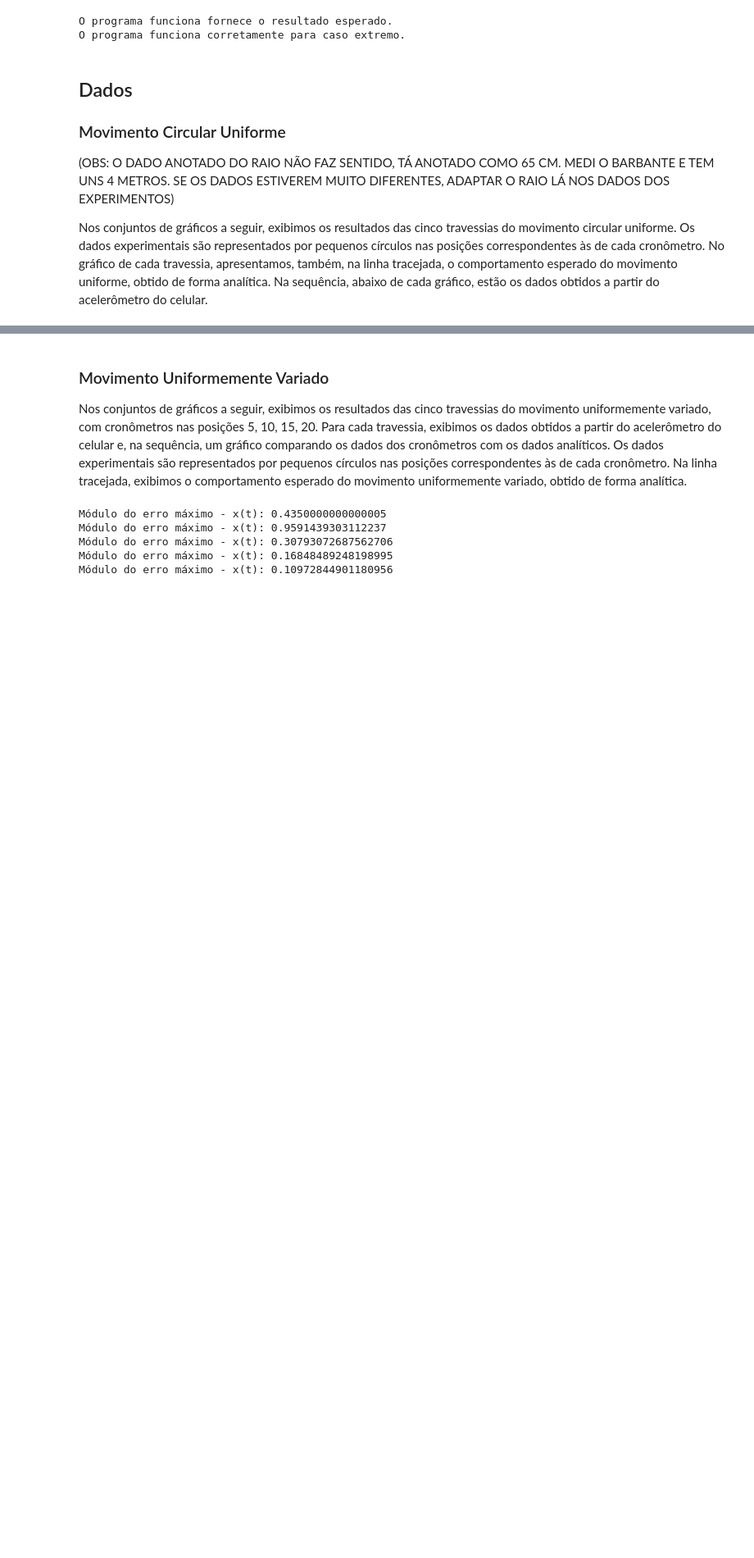
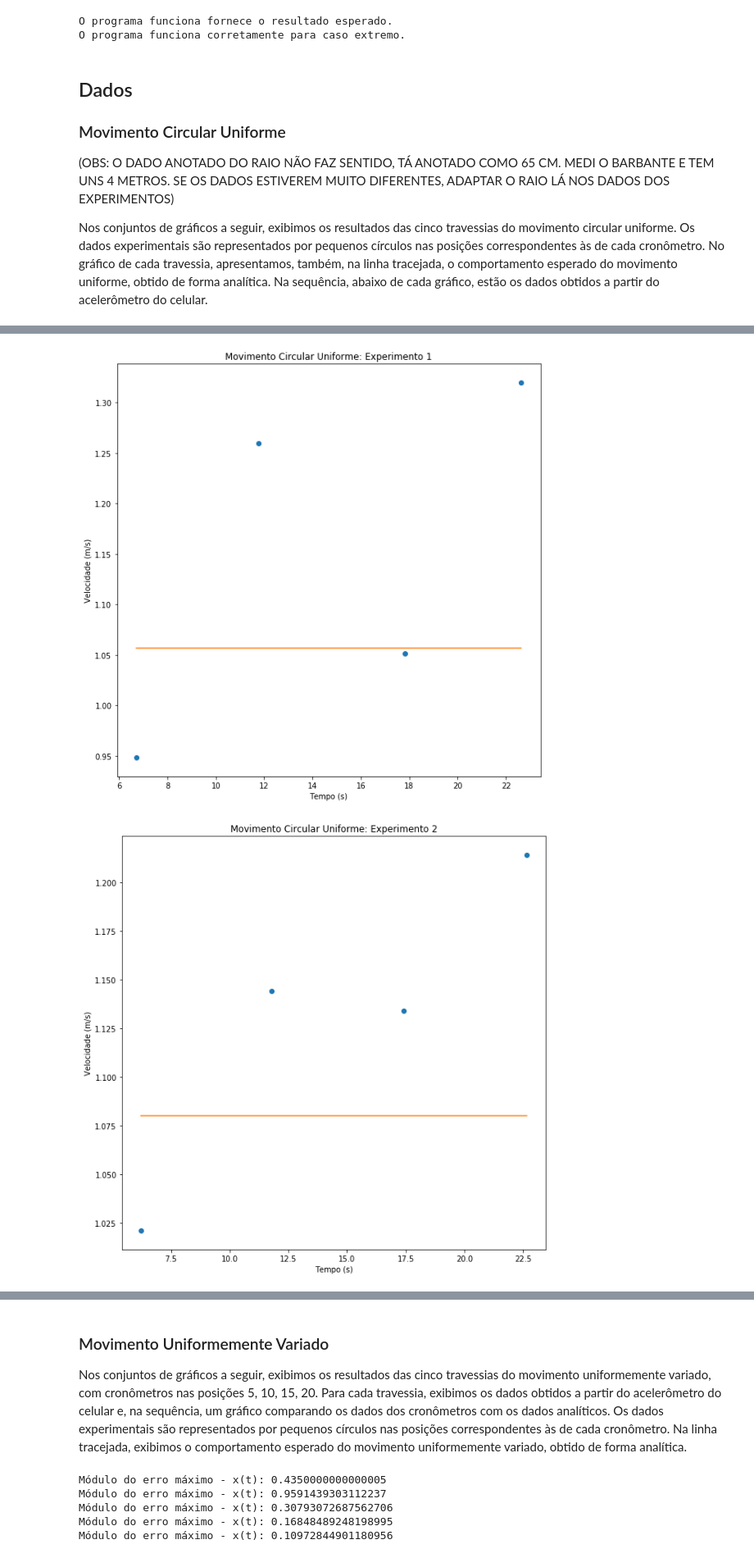
Before and after one commit to yambanis/MAC0209---Modelagem-e-Simulacao, a Jupyter notebook: EP2/Relatório.ipynb, the cells around one changed output, grey strips where cells are left out. Shown at 82% size. Saved outputs shown, nothing was run; the diff lists cells and outputs as text; code cells hidden in the pictures; blank space fills up the shorter version.

```diff
--- a/EP2/Relatório.ipynb
+++ b/EP2/Relatório.ipynb
@@ -297,0 +320,13 @@ Nos conjuntos de gráficos a seguir, exibimos os resultados das cinco travessias
+# %%
+for i, exp in enumerate(experiments):
+    v = []
+    for j in range(len(exp) - 1):
+        v.append((radius * np.pi/2)/(exp[j + 1] - exp[j]))
+    t = np.array(exp)
+    mean = calc_angular_vel(exp)
+    prepara_figura("Movimento Circular Uniforme: Experimento {}".format(i + 1) , 'Tempo (s)', 'Velocidade (m/s)')
+    plt.plot(exp[1:], v, 'o')
+    plt.plot(exp[1:], radius * mean * np.ones(4))
+# %% [output]
+[figure, added]
+[figure, added]
```
Also changed, not shown: parts of 7 cells of this notebook, 1 other file.
